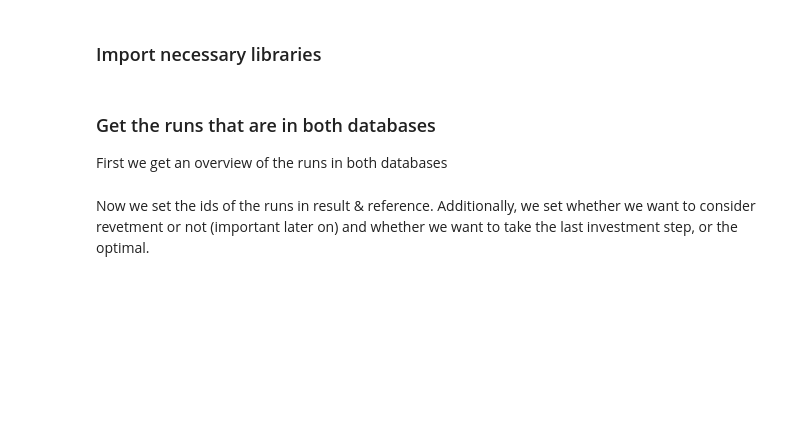
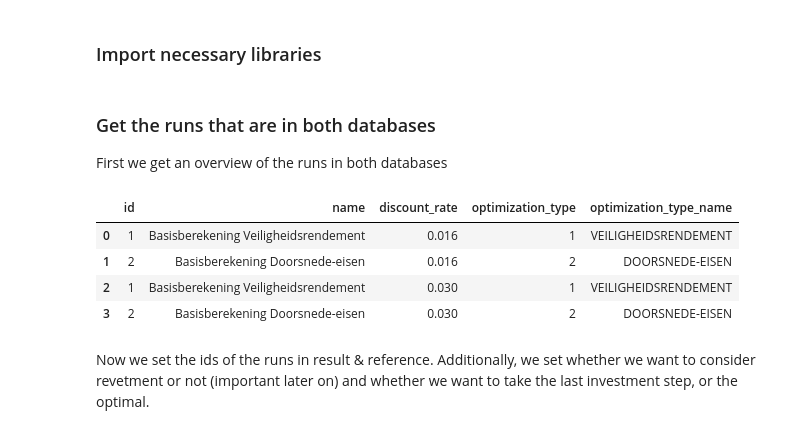
Before and after one commit to Deltares/VRSuiteUtils, a Jupyter notebook: postprocessing/notebook_testbank_validation.ipynb, the cells around one changed output. Saved outputs shown, nothing was run; the diff lists cells and outputs as text; code cells hidden in the pictures; blank space fills up the shorter version.

```diff
--- a/postprocessing/notebook_testbank_validation.ipynb
+++ b/postprocessing/notebook_testbank_validation.ipynb
@@ -25,13 +25,19 @@ colors = sns.color_palette("colorblind", 10)
 ### Get the runs that are in both databases
 First we get an overview of the runs in both databases
 # %%
-result_path = Path(r'c:\Users\klerk_wj\OneDrive - Stichting Deltares\00_Projecten\11_VR_HWBP\01_voor_waterschappen\ZZL\test_v0.1+\run_2\traject_7_2_nieuw.db')
+result_path = Path(r'c:\Users\klerk_wj\OneDrive - Stichting Deltares\00_Projecten\11_VR_HWBP\05_Handreiking\casus_ontwerpen\38-1\N=4 database\38-1\38-1_basis.db')
 result_runs = get_overview_of_runs(result_path)
 
-reference_path = Path(r'n:\Projects\11209000\11209353\B. Measurements and calculations\008 - Resultaten Proefvlucht\ZZL\7-2\timings Edwin\bugfix_Edwin\traject_7_2.db')
+reference_path = Path(r'c:\Users\klerk_wj\OneDrive - Stichting Deltares\00_Projecten\11_VR_HWBP\05_Handreiking\casus_ontwerpen\38-1\38-1_basis.db')
 reference_runs = get_overview_of_runs(reference_path)
 
 pd.DataFrame(result_runs + reference_runs)
+# %% [output]
+|  | id | name | discount_rate | optimization_type | optimization_type_name |
+| 0 | 1 | Basisberekening Veiligheidsrendement | 0.016 | 1 | VEILIGHEIDSRENDEMENT |
+| 1 | 2 | Basisberekening Doorsnede-eisen | 0.016 | 2 | DOORSNEDE-EISEN |
+| 2 | 1 | Basisberekening Veiligheidsrendement | 0.030 | 1 | VEILIGHEIDSRENDEMENT |
+| 3 | 2 | Basisberekening Doorsnede-eisen | 0.030 | 2 | DOORSNEDE-EISEN |
 # %% [markdown]
 Now we set the ids of the runs in result & reference.
 Additionally, we set whether we want to consider revetment or not (important later on) and whether we want to take the last investment step, or the optimal.
```
Also changed, not shown: parts of 10 cells of this notebook, 13 other files.
